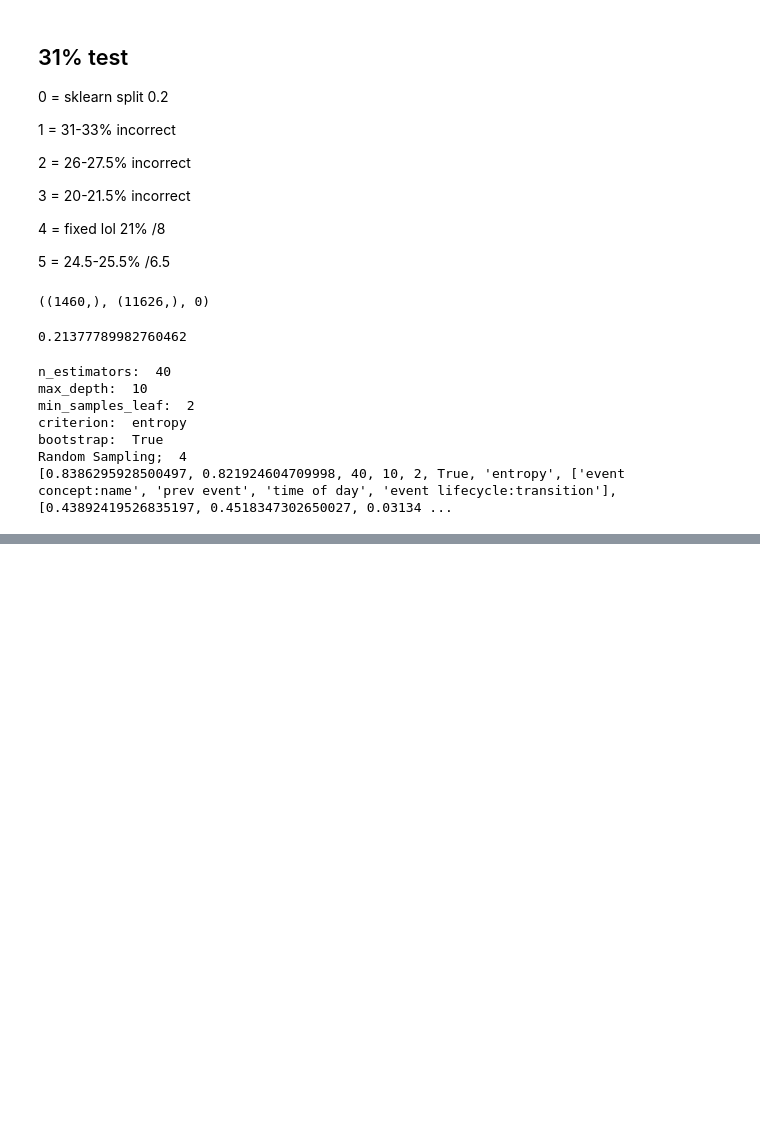
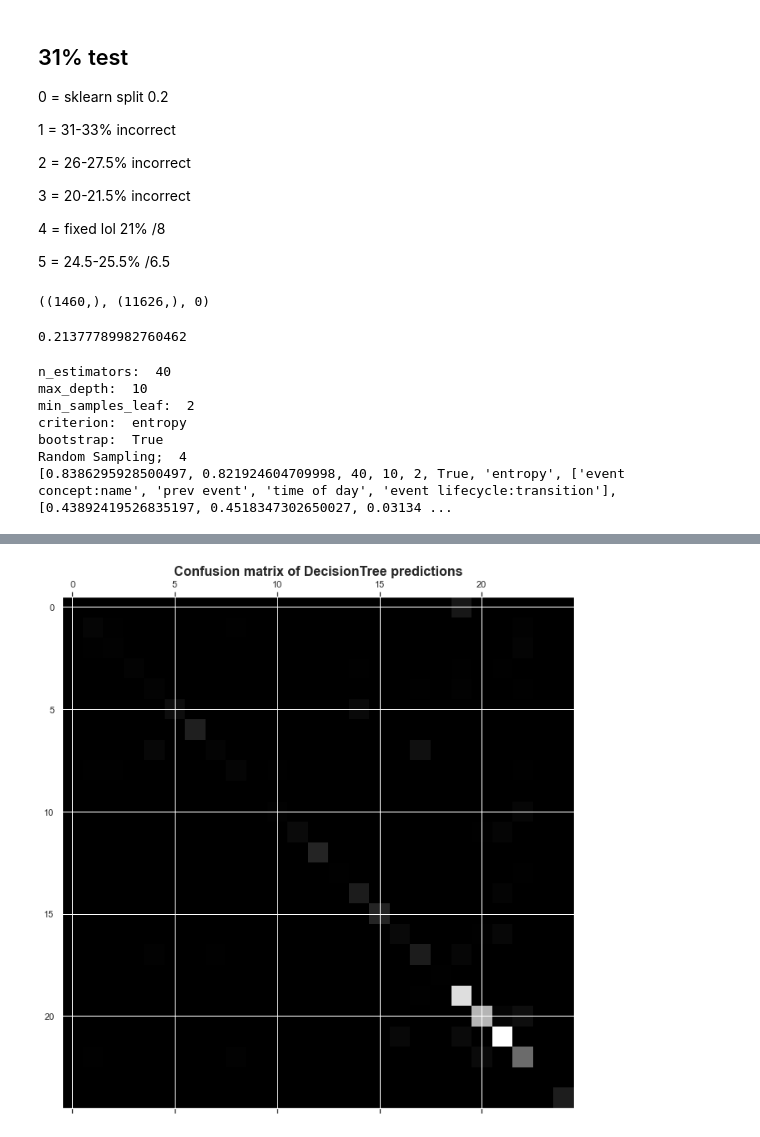
Before and after one commit to Cappa1/ProcessMining, a Jupyter notebook: sprint 3/FinalEventPrediction.ipynb, the cells around one changed output, grey strips where cells are left out. Saved outputs shown, nothing was run; the diff lists cells and outputs as text; code cells hidden in the pictures; blank space fills up the shorter version.

```diff
--- a/sprint 3/FinalEventPrediction.ipynb
+++ b/sprint 3/FinalEventPrediction.ipynb
@@ -249,0 +269,6 @@ df[~df["Random Sampling"].isin([1,2,3])]
+# %%
+plt.matshow(cm, cmap=plt.cm.gray)
+plt.title("Confusion matrix of DecisionTree predictions", weight='bold', size = '16')
+plt.show();
+# %% [output]
+[figure, added]
```
Also changed, not shown: parts of 4 cells of this notebook.
